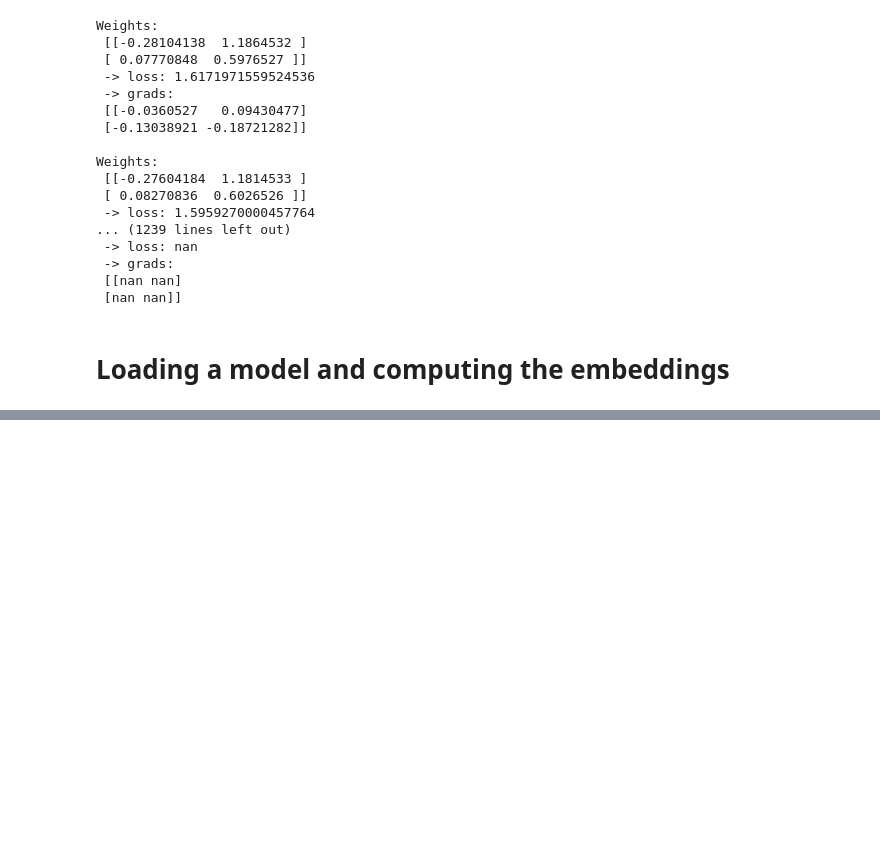
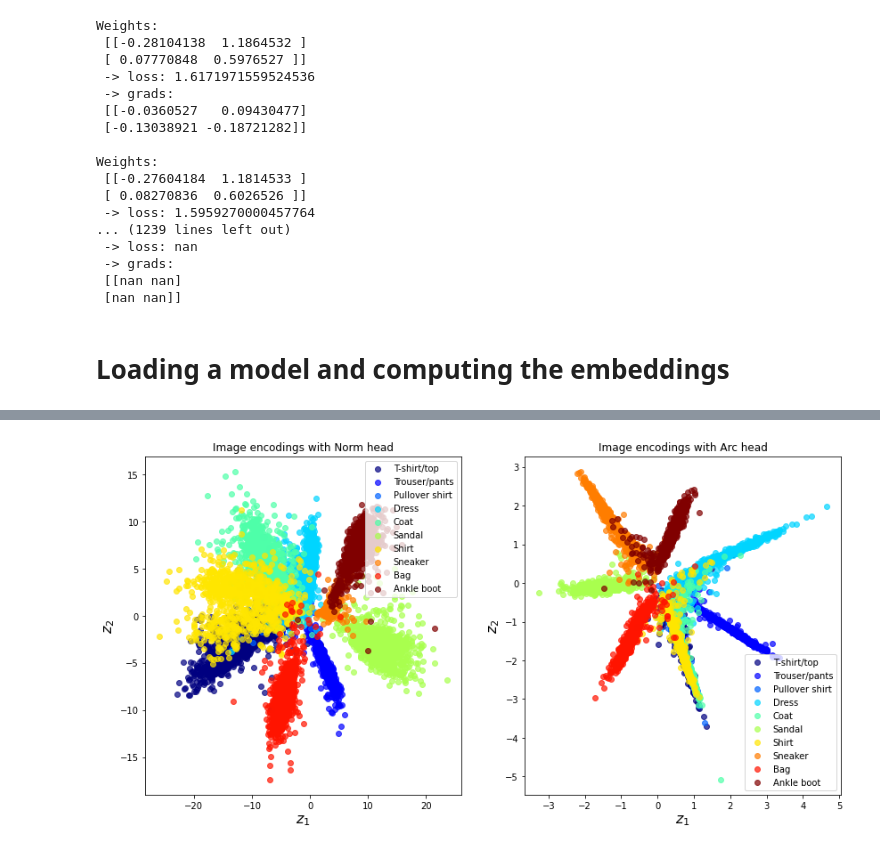
Before and after one commit to Gaspard-a11y/ArcSong, a Jupyter notebook: demo_NaN.ipynb, the cells around one changed output, grey strips where cells are left out. Saved outputs shown, nothing was run; the diff lists cells and outputs as text; code cells hidden in the pictures; blank space fills up the shorter version.

```diff
--- a/demo_NaN.ipynb
+++ b/demo_NaN.ipynb
@@ -898,0 +822,87 @@ plt.show()
+# %%
+from pathlib import Path
+
+import fire
+import numpy as np
+import tensorflow as tf
+import matplotlib.pyplot as plt
+from matplotlib import cm
+
+from modules.utils import load_json
+from modules.models import ArcModel
+
+
+# Cleanup out_path
+out_path = "media/mnist_encodings.pdf"
+out_path = Path(out_path)
+
+# Load test dataset
+_, (x_test, y_test) = tf.keras.datasets.fashion_mnist.load_data()
+x_test = x_test/255.
+
+# Load configs
+config_norm = load_json("configs/test_norm.json")
+config_arc = load_json("configs/test_arc.json")
+
+
+# Load models
+print("Loading models and weights...")
+model_norm = ArcModel(input_size=config_norm['input_size'],
+                        data_dim=config_norm['data_dim'],
+                        channels=1,
+                        name='mnist_norm',
+                        num_classes=config_norm['num_classes'],
+                        head_type=config_norm['head_type'],
+                        embd_shape=config_norm['embd_shape'],
+                        training=False)
+
+model_arc = ArcModel(input_size=config_arc['input_size'],
+                        data_dim=config_arc['data_dim'],
+                        channels=1,
+                        name='mnist_arc',
+                        num_classes=config_arc['num_classes'],
+                        head_type=config_arc['head_type'],
+                        embd_shape=config_arc['embd_shape'],
+                        training=False)
+
+# Load model weights
+ckpt_path_norm = tf.train.latest_checkpoint('./checkpoints/' + config_norm['ckpt_name'])
+if ckpt_path_norm is not None:
+    model_norm.load_weights(ckpt_path_norm)
+
+ckpt_path_arc = tf.train.latest_checkpoint('./checkpoints/' + config_arc['ckpt_name'])
+if ckpt_path_arc is not None:
+    model_arc.load_weights(ckpt_path_arc)
+
+
+print("Plotting embeddings...")
+# Compute embeddings
+embeddings_norm = model_norm(x_test).numpy()
+embeddings_arc = model_arc(x_test).numpy()
+
+# Plot untrained and trained encodings
+class_names = np.array(['T-shirt/top', 'Trouser/pants', 'Pullover shirt', 'Dress',
+                        'Coat', 'Sandal', 'Shirt', 'Sneaker', 'Bag','Ankle boot'])
+
+plt.figure(figsize=(14, 7))
+cmap = cm.get_cmap('jet', 10)
+
+plt.subplot(1, 2, 1)
+for i, class_label in enumerate(class_names):
+    inx = np.where(y_test == i)[0]
+    plt.scatter(embeddings_norm[inx, 0], embeddings_norm[inx, 1], color=cmap(i), label=class_label, alpha=0.7)
+plt.xlabel('$z_1$', fontsize=16)
+plt.ylabel('$z_2$', fontsize=16)
+plt.title('Image encodings with Norm head')
+plt.legend()
+
+plt.subplot(1, 2, 2)
+for i, class_label in enumerate(class_names):
+    inx = np.where(y_test == i)[0]
+    plt.scatter(embeddings_arc[inx, 0], embeddings_arc[inx, 1],color=cmap(i), label=class_label, alpha=0.7)
+plt.xlabel('$z_1$', fontsize=16)
+plt.ylabel('$z_2$', fontsize=16)
+plt.title('Image encodings with Arc head')
+plt.legend()
+plt.show()
+# %% [output]
@@ -898,0 +911 @@ plt.show()
+[figure, added]
```
Also changed, not shown: parts of 13 cells of this notebook, 2 other files.
